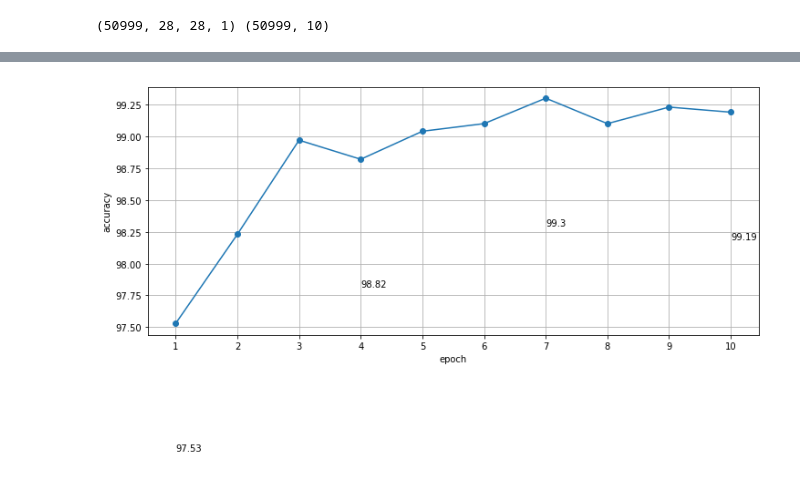
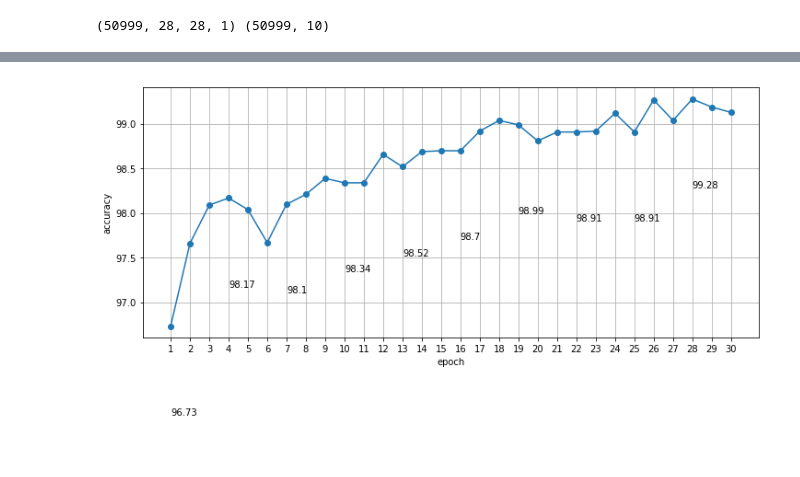
Before and after one commit to aparecidovieira/Arabic-Handwritten-MNIST, a Jupyter notebook: mnist_arabic.ipynb, the cells around one changed output, grey strips where cells are left out. Cells and saved outputs as stored; diff of their text form; code cells hidden in the pictures.

```diff
--- a/mnist_arabic.ipynb
+++ b/mnist_arabic.ipynb
@@ -157,7 +157,7 @@ def stats(X_batch, Y_batch):
 # %%
 tf.reset_default_graph()
 # %%
-learning_rate = 1e-4
+learning_rate = 1e-3
 n_classes = labels
 x = tf.placeholder(dtype=tf.float32, shape=(None, 28, 28, 1))
 y = tf.placeholder(tf.float32, shape=(None, n_classes))
@@ -190,7 +190,7 @@ acc_map = []
 
 from sklearn.utils import shuffle
 batch_size = 128
-epochs = 10
+epochs = 30
 samples = len(X_tr)
 
 count = 0
@@ -250 +250 @@ Test Loss 0.03825550526380539 and Test Accuracy 98.182 %
-[figure, old version]
+[figure, new version]
```
Also changed, not shown: parts of 1 cell of this notebook.
